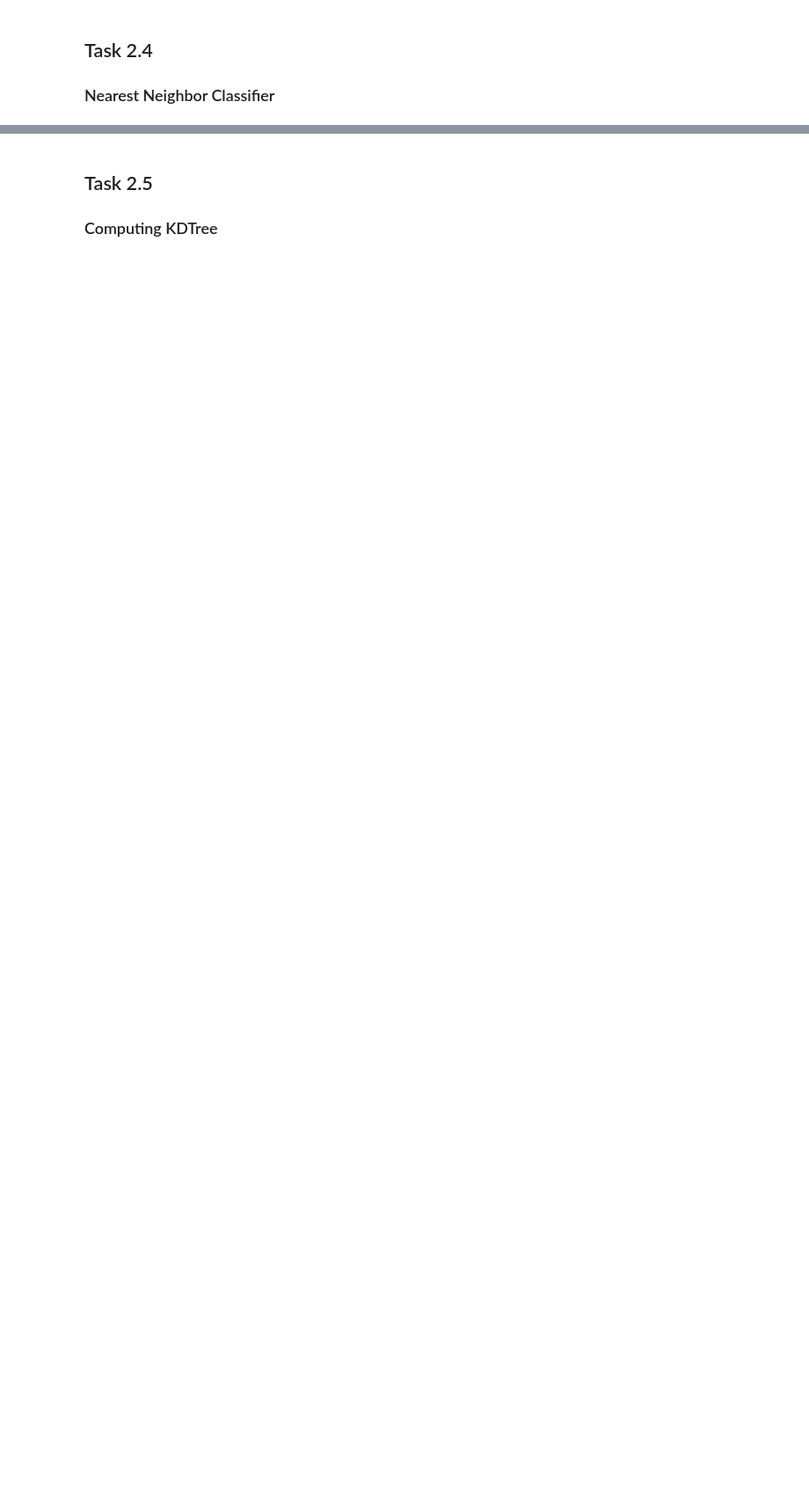
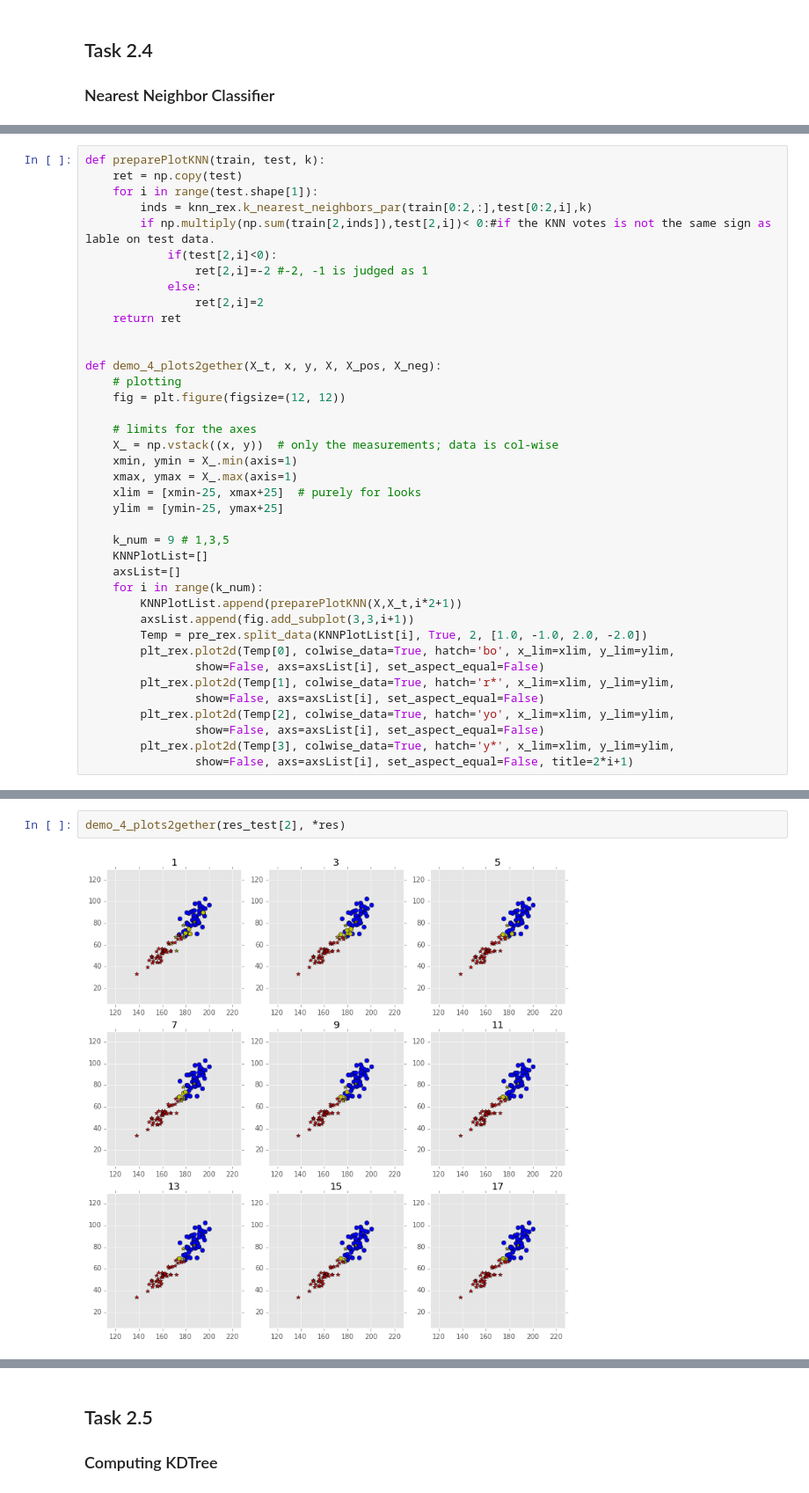
Before and after one commit to motjuste/patt-rex, a Jupyter notebook: project-02-demo.ipynb, the cells around one changed output, grey strips where cells are left out. Shown: that part at 88% size. Saved outputs shown, nothing was run; the diff lists cells and outputs as text; blank space fills up the shorter version.

```diff
--- a/project-02-demo.ipynb
+++ b/project-02-demo.ipynb
@@ -593,0 +858,39 @@ $$ \mu = \frac{1}{\sigma^2} \mathbf{\Lambda}^{-1} \mathbf{X}^T \mathbf{y}$$
+# %%
+def preparePlotKNN(train, test, k):
+    ret = np.copy(test)
+    for i in range(test.shape[1]):
+        inds = knn_rex.k_nearest_neighbors_par(train[0:2,:],test[0:2,i],k)
+        if np.multiply(np.sum(train[2,inds]),test[2,i])< 0:#if the KNN votes is not the same sign as lable on test data.
+            if(test[2,i]<0):
+                ret[2,i]=-2 #-2, -1 is judged as 1
+            else:
+                ret[2,i]=2
+    return ret
+
+
+def demo_4_plots2gether(X_t, x, y, X, X_pos, X_neg):
+    # plotting
+    fig = plt.figure(figsize=(12, 12))
+
+    # limits for the axes
+    X_ = np.vstack((x, y))  # only the measurements; data is col-wise
+    xmin, ymin = X_.min(axis=1)
+    xmax, ymax = X_.max(axis=1)
+    xlim = [xmin-25, xmax+25]  # purely for looks
+    ylim = [ymin-25, ymax+25]
+
+    k_num = 9 # 1,3,5
+    KNNPlotList=[]
+    axsList=[]
+    for i in range(k_num):
+        KNNPlotList.append(preparePlotKNN(X,X_t,i*2+1))
+        axsList.append(fig.add_subplot(3,3,i+1))
+        Temp = pre_rex.split_data(KNNPlotList[i], True, 2, [1.0, -1.0, 2.0, -2.0])
+        plt_rex.plot2d(Temp[0], colwise_data=True, hatch='bo', x_lim=xlim, y_lim=ylim,
+                show=False, axs=axsList[i], set_aspect_equal=False)
+        plt_rex.plot2d(Temp[1], colwise_data=True, hatch='r*', x_lim=xlim, y_lim=ylim,
+                show=False, axs=axsList[i], set_aspect_equal=False)
+        plt_rex.plot2d(Temp[2], colwise_data=True, hatch='yo', x_lim=xlim, y_lim=ylim,
+                show=False, axs=axsList[i], set_aspect_equal=False)
+        plt_rex.plot2d(Temp[3], colwise_data=True, hatch='y*', x_lim=xlim, y_lim=ylim,
+                show=False, axs=axsList[i], set_aspect_equal=False, title=2*i+1)
@@ -593,0 +904,4 @@ $$ \mu = \frac{1}{\sigma^2} \mathbf{\Lambda}^{-1} \mathbf{X}^T \mathbf{y}$$
+# %%
+demo_4_plots2gether(res_test[2], *res)
+# %% [output]
+[figure, added]
```
Also changed, not shown: parts of 36 cells of this notebook.
